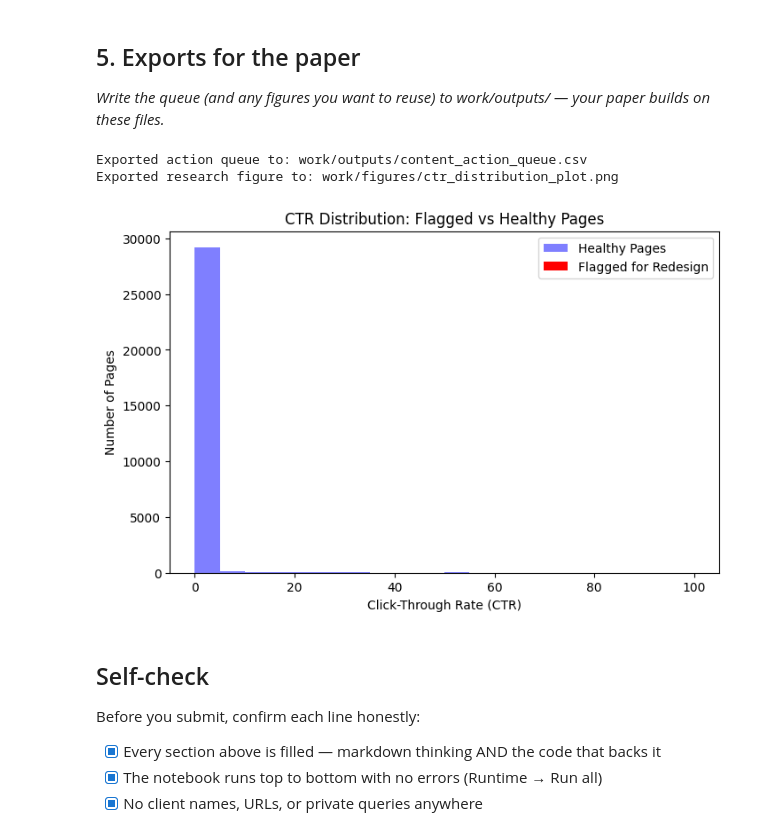
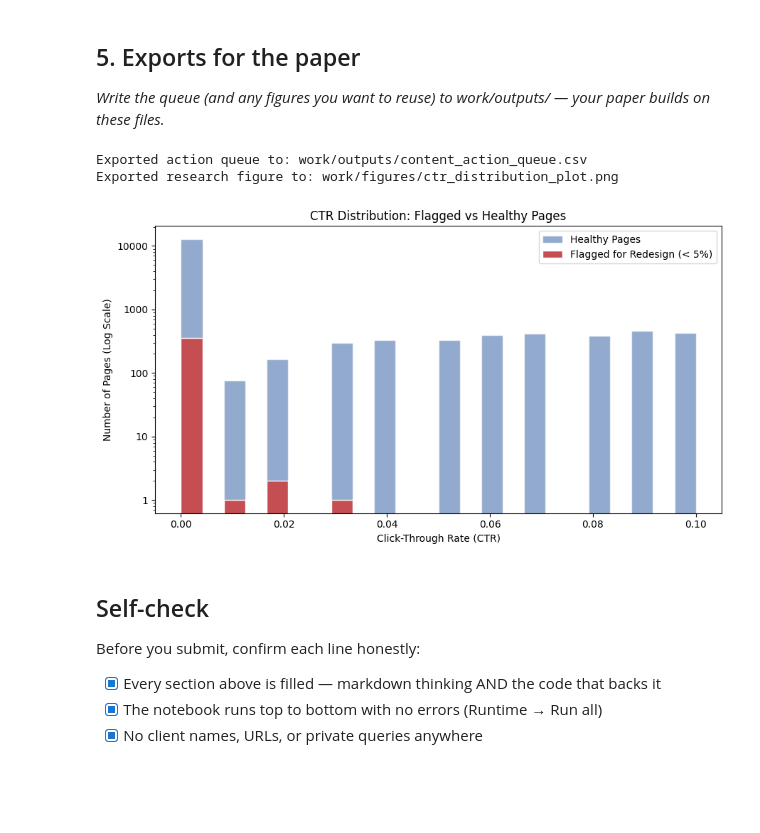
Before and after one commit to MihirJayswal812007/Flyrank-Internship, a Jupyter notebook: work/notebooks/w07_action_playbook.ipynb, the cells around one changed output. Cells and saved outputs as stored; diff of their text form; code cells hidden in the pictures; blank space fills up the shorter version.

```diff
--- a/work/notebooks/w07_action_playbook.ipynb
+++ b/work/notebooks/w07_action_playbook.ipynb
@@ -82,32 +82,45 @@ Retrain Triggers: The model should be retrained every 6 months, or immediately f
 # %%
 import os
 import matplotlib.pyplot as plt
+import numpy as np
+from matplotlib.ticker import ScalarFormatter
 
 # Create output directories for our paper assets
 os.makedirs('work/outputs', exist_ok=True)
 os.makedirs('work/figures', exist_ok=True)
 
 # 1. Export the Queue
 action_queue.to_csv('work/outputs/content_action_queue.csv', index=False)
 print("Exported action queue to: work/outputs/content_action_queue.csv")
 
 # 2. Export a Figure for the Research Paper
-plt.figure(figsize=(8, 5))
-plt.hist(df[df['action_score'] == 0]['ctr'], bins=20, alpha=0.5, label='Healthy Pages', color='blue')
-plt.hist(action_queue['ctr'], bins=10, alpha=1.0, label='Flagged for Redesign', color='red')
+plt.figure(figsize=(9, 5))
+
+# Zoom in on 0% to 10% CTR, with 25 distinct bins for finer detail
+shared_bins = np.linspace(0, 0.10, 25)
+
+# Added 'edgecolor' to make the individual bars pop
+plt.hist(df[df['action_score'] == 0]['ctr'], bins=shared_bins, alpha=0.6, label='Healthy Pages', color='#4C72B0', edgecolor='white')
+plt.hist(action_queue['ctr'], bins=shared_bins, alpha=1.0, label='Flagged for Redesign (< 5%)', color='#C44E52', edgecolor='white')
+
+# Set Log Scale and convert 10^x to normal numbers (1, 10, 100)
+plt.yscale('log')
+plt.gca().yaxis.set_major_formatter(ScalarFormatter())
+
 plt.title('CTR Distribution: Flagged vs Healthy Pages')
 plt.xlabel('Click-Through Rate (CTR)')
-plt.ylabel('Number of Pages')
+plt.ylabel('Number of Pages (Log Scale)')
 plt.legend()
+plt.tight_layout()
 
 fig_path = 'work/figures/ctr_distribution_plot.png'
 plt.savefig(fig_path)
 print(f"Exported research figure to: {fig_path}")
 plt.show()
 # %% [output]
 Exported action queue to: work/outputs/content_action_queue.csv
 Exported research figure to: work/figures/ctr_distribution_plot.png
-[figure, old version]
+[figure, new version]
 # %% [markdown]
 ## Self-check
 
```
